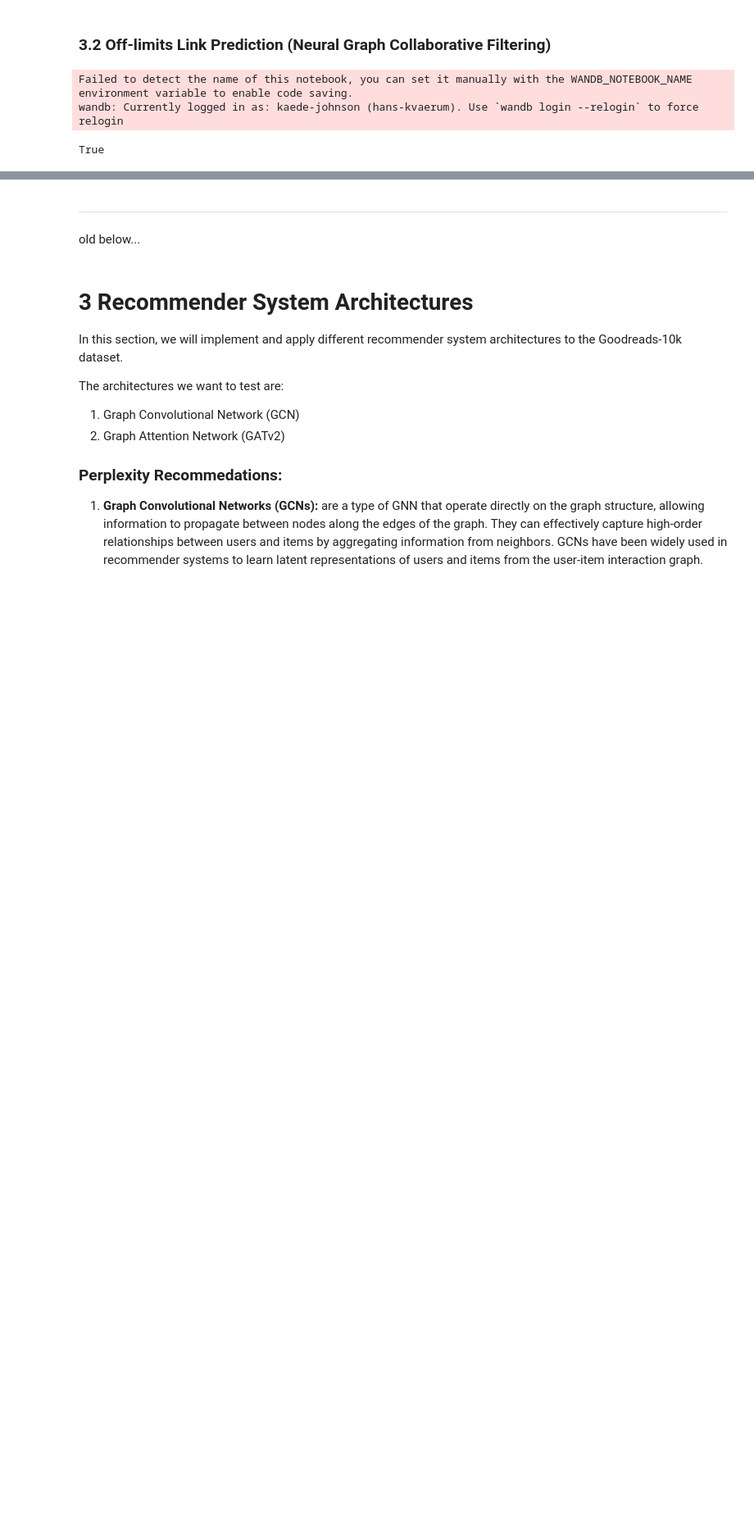
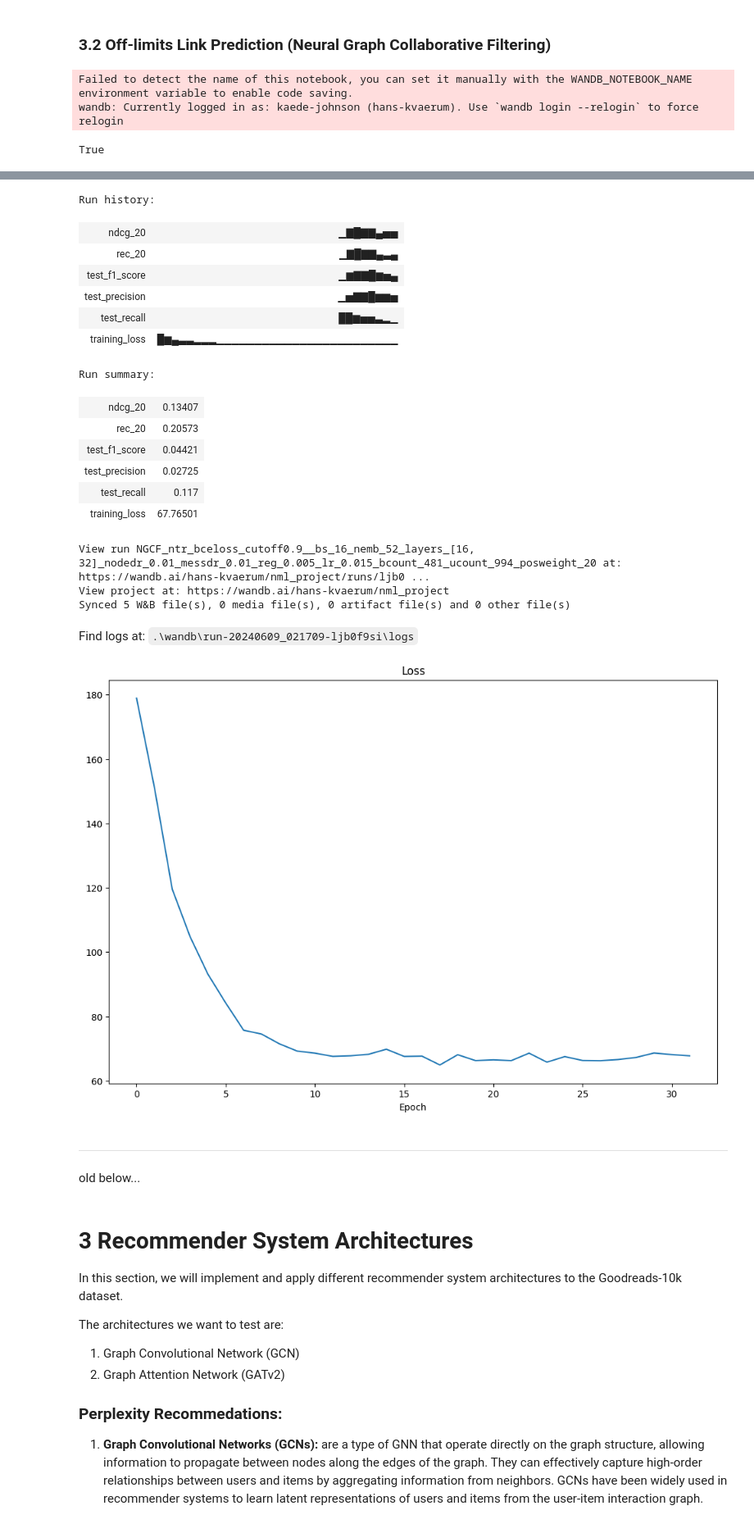
Before and after one commit to kaedejohnson/EE452_2024_Team5_Project, a Jupyter notebook: notebook.ipynb, the cells around one changed output, grey strips where cells are left out. Shown: that part at 82% size. Cells and saved outputs as stored; diff of their text form; code cells hidden in the pictures; blank space fills up the shorter version.

```diff
--- a/notebook.ipynb
+++ b/notebook.ipynb
@@ -275,15 +269,9 @@ import matplotlib.pyplot as plt
 data_generator = Data(path=ngcf_link_predictor_folder, batch_size=batch_size)
 adj_mtx = data_generator.get_adj_mat()
 
-# create model name
-modelname =  "NGCF" + \
-    "_bs_" + str(batch_size) + \
-    "_nemb_" + str(emb_dim) + \
-    "_layers_" + str(layers) + \
-    "_nodedr_" + str(node_dropout) + \
-    "_messdr_" + str(mess_dropout) + \
-    "_reg_" + str(reg) + \
-    "_lr_"  + str(lr)
+# using bce loss w weight rebalancing due to sparsity of matrix
+pos_weight = 1 / (adj_mtx.nnz / (user_count * book_count))
+pos_weight = 20
 
 # create NGCF model
 model = NGCF(user_count,
@@ -293,7 +281,8 @@ model = NGCF(user_count,
                  reg,
                  node_dropout,
                  mess_dropout,
-                 adj_mtx)
+                 adj_mtx,
+                 pos_weight)
 if use_cuda:
     model = model.cuda()
 
@@ -333,13 +322,13 @@ for epoch in range(n_epochs):
                                         data_generator.R_test,
                                         k,
                                         device)
-        print(
-            "Evaluate current model:\n",
-            "Epoch: {}, Validation time: {:.2f}s".format(epoch, time()-t2),"\n",
-            "Loss: {:.4f}:".format(loss), "\n",
-            "Recall@{}: {:.4f}".format(k, recall), "\n",
-            "NDCG@{}: {:.4f}".format(k, ndcg)
-            )
+        #print(
+        #    "Evaluate current model:\n",
+        #    "Epoch: {}, Validation time: {:.2f}s".format(epoch, time()-t2),"\n",
+        #    "Loss: {:.4f}:".format(loss), "\n",
+        #    "Recall@{}: {:.4f}".format(k, recall), "\n",
+        #    "NDCG@{}: {:.4f}".format(k, ndcg)
+        #    )
 
         cur_best_metric, stopping_step, should_stop = \
         early_stopping(recall, cur_best_metric, stopping_step, flag_step=5)
@@ -351,16 +340,14 @@ for epoch in range(n_epochs):
         results['NDCG'].append(ndcg.item())
         results['Training Time'].append(training_time)
 
-        wandb.log({f"rec_{k}": recall.item(), f"ndcg_{k}": ndcg.item()})
-
-        p_mat = probability_matrix(model.u_g_embeddings.detach().to(device),
+        p_mat, test_recall, test_precision, test_f1_score = probability_matrix(model.u_g_embeddings.detach().to(device),
                                         model.i_g_embeddings.detach().to(device),
                                         data_generator.R_train,
                                         data_generator.R_test,
                                         device)
-        print(p_mat)
-        print(type(p_mat))
-        plt.hist(p_mat.flatten(), bins=30, alpha=0.75, color='blue', edgecolor='black')
+
+        wandb.log({f"test_recall": test_recall, f"test_precision": test_precision, f"test_f1_score": test_f1_score, f"rec_{k}": recall.item(), f"ndcg_{k}": ndcg.item()})
+
     else:
         # save results in dict
         results['Epoch'].append(epoch)
@@ -394,3 +381,4 @@ if save_results:
         results_df.to_csv(ngcf_link_predictor_folder + "/results" + str(date) + "_" + modelname + ".csv")
     # plot loss
     results_df['Loss'].plot(figsize=(12,8), title='Loss')
+# %% [output]
@@ -397,3 +413,22 @@ if save_results:
+Run history:
+| ndcg_20 | ▁▇█▇▇▄▅▅ |
+| rec_20 | ▁▇█▇▇▄▃▄ |
+| test_f1_score | ▁▆▇▇█▆▅▄ |
+| test_precision | ▁▅▇▇█▆▆▅ |
+| test_recall | ██▆▅▅▃▂▁ |
+| training_loss | █▆▄▃▃▂▂▂▁▁▁▁▁▁▁▁▁▁▁▁▁▁▁▁▁▁▁▁▁▁▁▁ |
+Run summary:
+| ndcg_20 | 0.13407 |
+| rec_20 | 0.20573 |
+| test_f1_score | 0.04421 |
+| test_precision | 0.02725 |
+| test_recall | 0.117 |
+| training_loss | 67.76501 |
+View run NGCF_ntr_bceloss_cutoff0.9__bs_16_nemb_52_layers_[16, 32]_nodedr_0.01_messdr_0.01_reg_0.005_lr_0.015_bcount_481_ucount_994_posweight_20 at: https://wandb.ai/hans-kvaerum/nml_project/runs/ljb0 ...
+View project at: https://wandb.ai/hans-kvaerum/nml_project
+Synced 5 W&B file(s), 0 media file(s), 0 artifact file(s) and 0 other file(s)
+Find logs at: .\wandb\run-20240609_021709-ljb0f9si\logs
+[figure, added]
 # %% [markdown]
 ---
 # %% [markdown]
```
Also changed, not shown: parts of 9 cells of this notebook, 48 other files.
